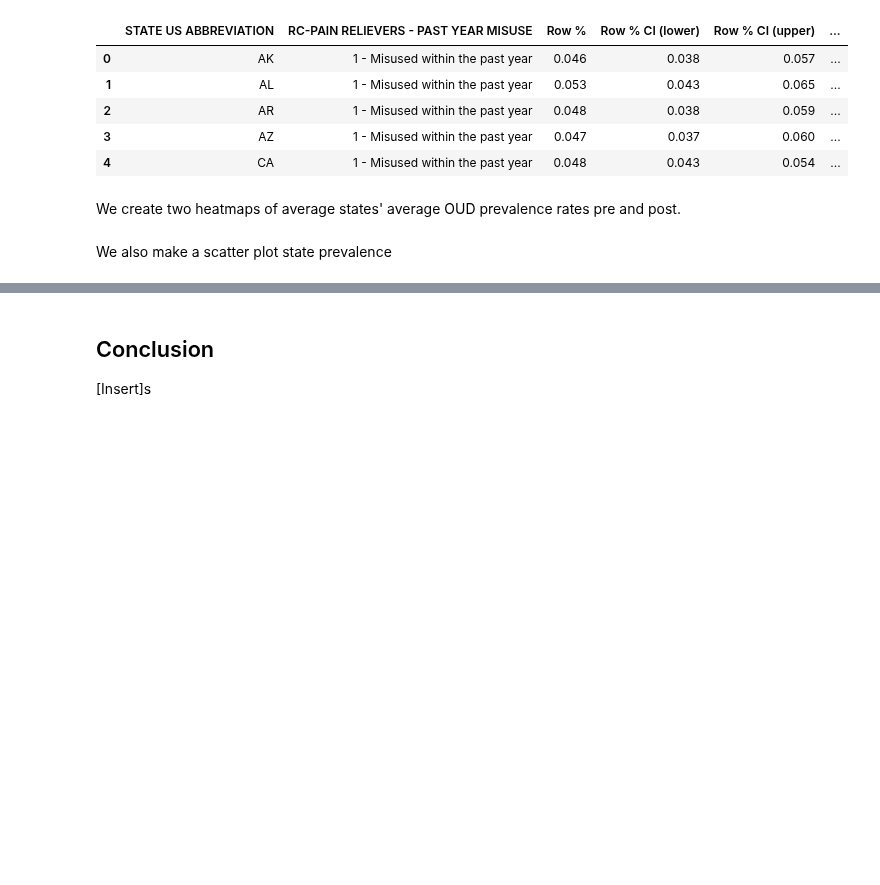
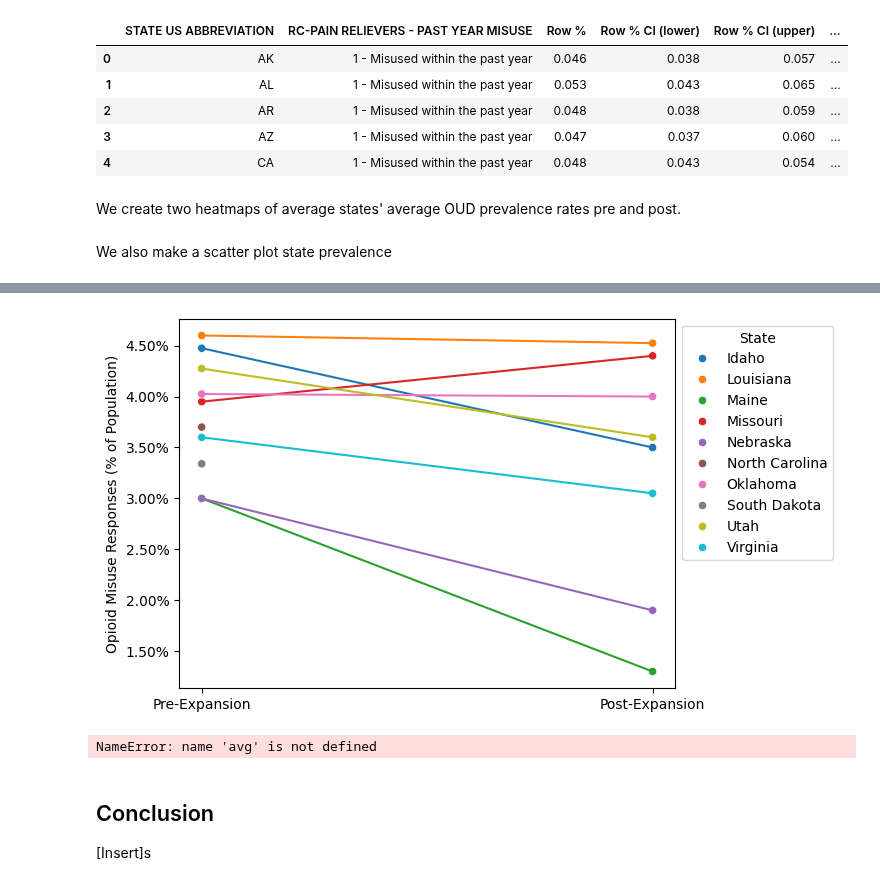
Before and after one commit to riverar9/data-602-final-project, a Jupyter notebook: Final_project_analysis.ipynb, the cells around one changed output, grey strips where cells are left out. Saved outputs shown, nothing was run; the diff lists cells and outputs as text; code cells hidden in the pictures; blank space fills up the shorter version.

Commit message:
created the pre post graph

```diff
--- a/Final_project_analysis.ipynb
+++ b/Final_project_analysis.ipynb
@@ -356,0 +359,19 @@ We also make a scatter plot state prevalence
+# %%
+# Create a dataframe that omits states which have expansion before the oldest data(2016)
+states_filtered = working_df.loc[working_df['Implemented Expansion On'] > '2016-01-01']
+
+# Create a dataframe of average "Row %" before and after expansion for each state
+avg_df = states_filtered[
+    [
+        'Location',
+        'post',
+        'Row %'
+    ]
+].groupby(['Location','post']).mean().reset_index().rename(
+    columns = {
+        'Row %' : 'opioid-misuse-pct',
+        'Location' : 'State'
+    }
+)
+
+avg_df.head()
@@ -357,3 +385,45 @@ We also make a scatter plot state prevalence
+# %%
+import seaborn as sns
+from matplotlib.ticker import PercentFormatter
+
+# Creatting a scatter plot with the pre and post data
+ax = sns.scatterplot(
+    avg_df,
+    x = 'post',
+    y = 'opioid-misuse-pct',
+    hue='State'
+)
+
+# Create a line to connect the two dots
+sns.lineplot(
+    data=avg_df,
+    x='post',
+    y='opioid-misuse-pct',
+    hue='State',
+    estimator=None,
+    palette='tab10',
+    legend = False
+)
+
+# Set the axis labels and ticks
+ax.set(
+    xlabel = "",
+    ylabel = "Opioid Misuse Responses (% of Population)",
+    xticks = (0,1),
+    xticklabels = ("Pre-Expansion","Post-Expansion")
+)
+
+# Set the y axis to be in percentages
+ax.yaxis.set_major_formatter(PercentFormatter(1))
+
+# move the legend OFF the graphic
+sns.move_legend(ax, "upper left", bbox_to_anchor=(1, 1))
+# %% [output]
+[figure, added]
+# %%
+avg-df
+# %% [output]
+NameError: name 'avg' is not defined
 # %% [markdown]
 ## Conclusion
 
```
Also changed, not shown: parts of 4 cells of this notebook.
